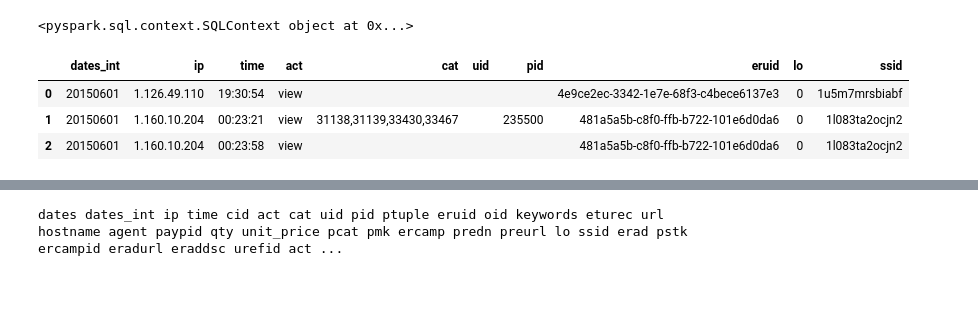
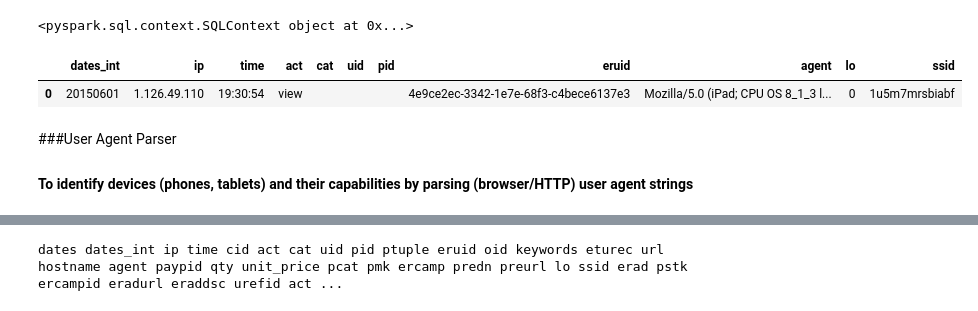
Before and after one commit to wlsherica/FunTime, a Jupyter notebook: pyspk/UTM_user_detection-checkpoint.ipynb, the cells around one changed output, grey strips where cells are left out. Saved outputs shown, nothing was run; the diff lists cells and outputs as text; code cells hidden in the pictures.

Commit message:
Updated user agent information

```diff
--- a/pyspk/UTM_user_detection-checkpoint.ipynb
+++ b/pyspk/UTM_user_detection-checkpoint.ipynb
@@ -39,15 +39,16 @@ print sqlContext
 <pyspark.sql.context.SQLContext object at 0x...>
 # %%
 delete_1 = ['dates','cid', "cid", "ptuple", "oid",
-"keywords", "eturec", "url", "hostname", "agent", "paypid", "qty", "unit_price", "pcat", "pmk", "ercamp", "predn",
+"keywords", "eturec", "url", "hostname", "paypid", "qty", "unit_price", "pcat", "pmk", "ercamp", "predn",
 "preurl", "erad", "pstk", "ercampid", "eradurl", "eraddsc", "urefid", "acttype", "actstat",
 "utm_src", "utm_med", "utm_camp", "uxtime"]
 
 thin_testlog = userlog.drop(delete_1, axis=1).fillna('')
 # %%
-thin_testlog.head(3)
+thin_testlog.head(1)
 # %% [output]
-|  | dates_int | ip | time | act | cat | uid | pid | eruid | lo | ssid |
-| 0 | 20150601 | 1.126.49.110 | 19:30:54 | view |  |  |  | 4e9ce2ec-3342-1e7e-68f3-c4bece6137e3 | 0 | 1u5m7mrsbiabf |
-| 1 | 20150601 | 1.160.10.204 | 00:23:21 | view | 31138,31139,33430,33467 |  | 235500 | 481a5a5b-c8f0-ffb-b722-101e6d0da6 | 0 | 1l083ta2ocjn2 |
-| 2 | 20150601 | 1.160.10.204 | 00:23:58 | view |  |  |  | 481a5a5b-c8f0-ffb-b722-101e6d0da6 | 0 | 1l083ta2ocjn2 |
+|  | dates_int | ip | time | act | cat | uid | pid | eruid | agent | lo | ssid |
+| 0 | 20150601 | 1.126.49.110 | 19:30:54 | view |  |  |  | 4e9ce2ec-3342-1e7e-68f3-c4bece6137e3 | Mozilla/5.0 (iPad; CPU OS 8_1_3 l... | 0 | 1u5m7mrsbiabf |
+# %% [markdown]
+###User Agent Parser
+#### To identify devices (phones, tablets) and their capabilities by parsing (browser/HTTP) user agent strings
```
Also changed, not shown: parts of 33 cells of this notebook.
